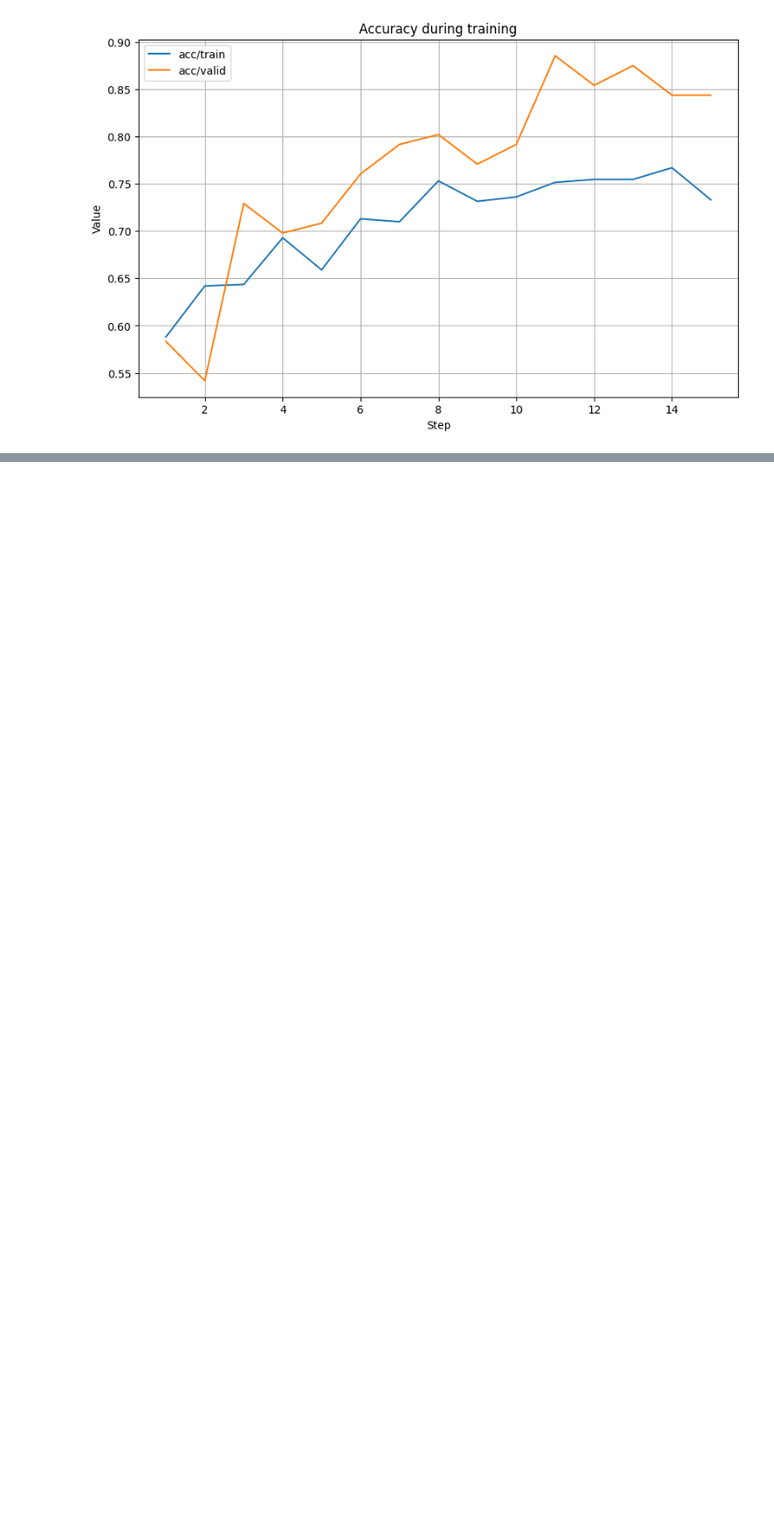
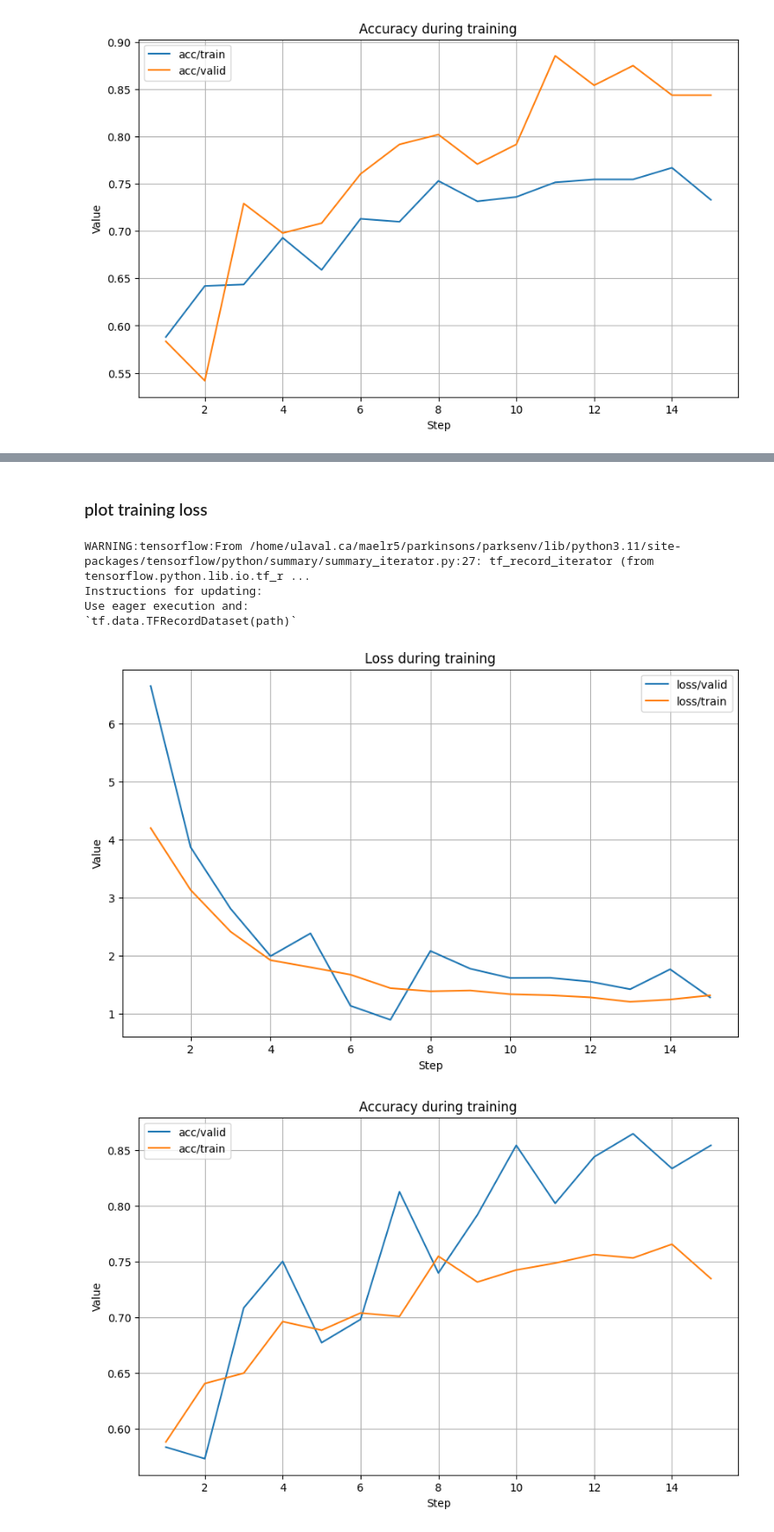
Before and after one commit to Maab-Nimir/Parkinson-Disease-Detection, a Jupyter notebook: train_models/ecapa-tdnn.ipynb, the cells around one changed output, grey strips where cells are left out. Shown: that part at 88% size. Saved outputs shown, nothing was run; the diff lists cells and outputs as text; code cells hidden in the pictures; blank space fills up the shorter version.

```diff
--- a/train_models/ecapa-tdnn.ipynb
+++ b/train_models/ecapa-tdnn.ipynb
@@ -708,0 +925,13 @@ Use eager execution and:
+# %% [markdown]
+### plot training loss
+# %%
+
+event_file = "/home/ulaval.ca/maelr5/scratch/parkinsons-results/ECAPA-TDNN/fromscratch/full_dataset/fbank/1986/tb_logs/events.out.tfevents.1745371640.ul-val-pr-cpc02.l.ul.ca.2529680.0"
+plot_training(event_file)
+# %% [output]
+WARNING:tensorflow:From /home/ulaval.ca/maelr5/parkinsons/parksenv/lib/python3.11/site-packages/tensorflow/python/summary/summary_iterator.py:27: tf_record_iterator (from tensorflow.python.lib.io.tf_r ...
+Instructions for updating:
+Use eager execution and:
+`tf.data.TFRecordDataset(path)`
+[figure, added]
+[figure, added]
```
Also changed, not shown: parts of 27 cells of this notebook, 18 other files.
